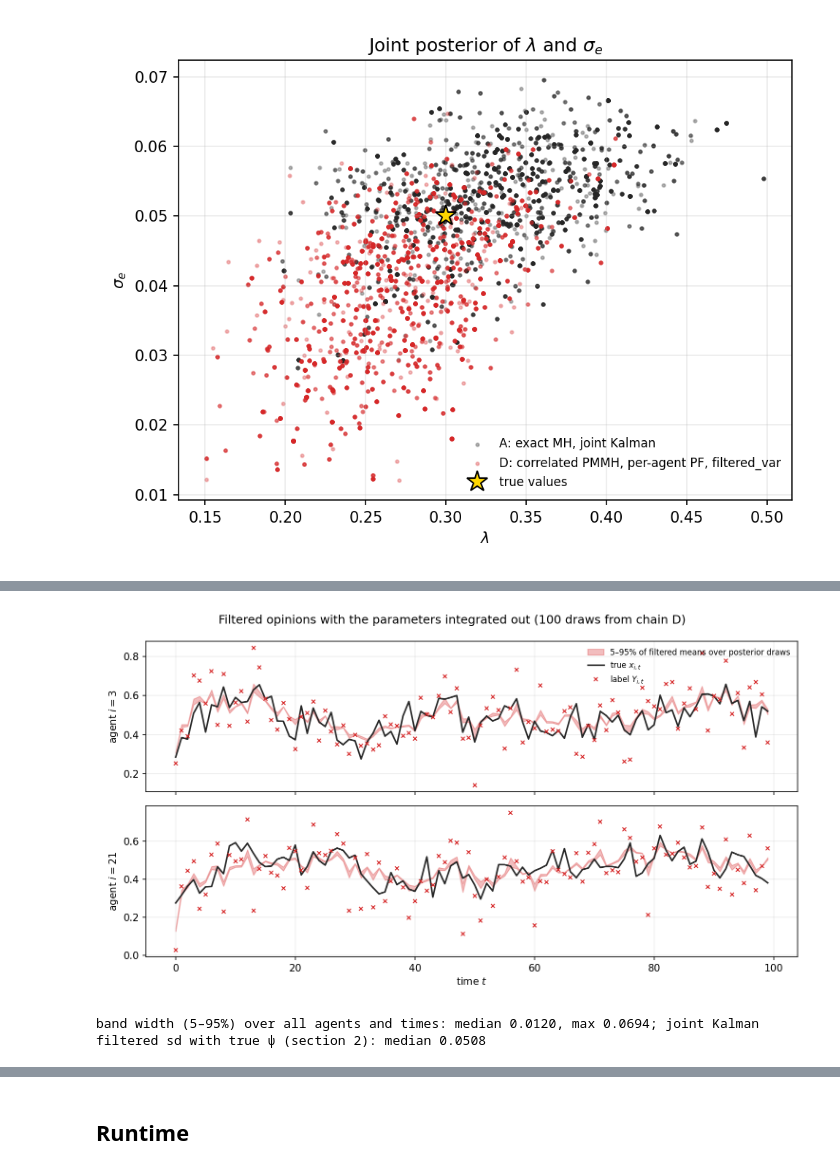
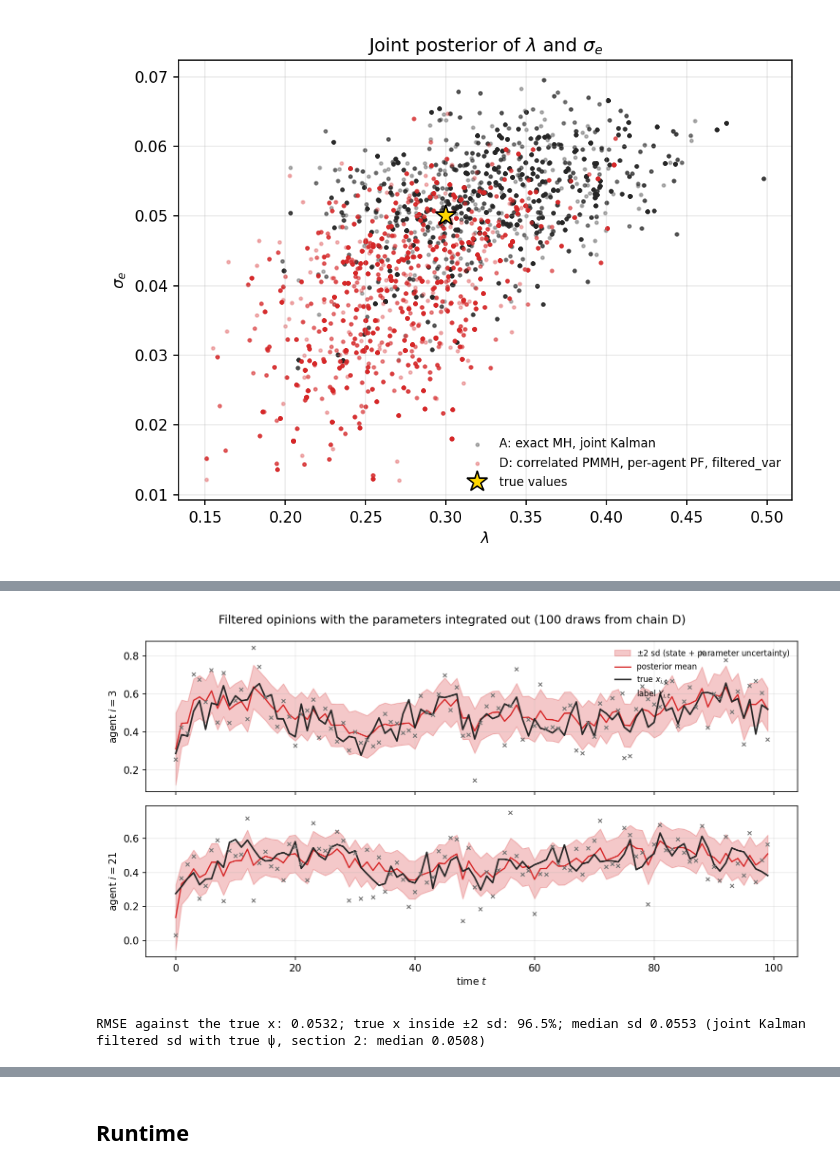
Before and after one commit to gAlmeidaFerreira/learning_od_from_data, a Jupyter notebook: notebooks/02_simulate_and_filter.ipynb, the cells around one changed output, grey strips where cells are left out. Drawn from its saved outputs; the diff is of its cells as text; code cells hidden in the pictures.

```diff
--- a/notebooks/02_simulate_and_filter.ipynb
+++ b/notebooks/02_simulate_and_filter.ipynb
@@ -28,15 +28,18 @@ from IPython.display import Image, Markdown, display
 REPO_ROOT = Path.cwd() if (Path.cwd() / "src").is_dir() else Path.cwd().parent
 sys.path.insert(0, str(REPO_ROOT))
 
-from checks.common import profile_width, self_weight_profile, with_model_params
+from checks.common import (
+    INFERENCE_CONFIG_PATH, load_base_config, per_agent_pf_loglik_function, profile_width, self_weight_profile,
+    with_model_params,
+)
 from checks.plotting import (
     ESTIMATE_STYLE, EXACT_STYLE, POINTS_STYLE, ProfileCurve, mark_true_value, plot_self_weight_profiles,
     save_figure, set_log_ticks, style_axes,
 )
 from src import inference, kalman, simulate
-from src.config import load_config
 from src.neighbour_inputs import INPUT_MODES, InputMode
-from src.particle_filter import draw_per_agent_noise, per_agent_pf_loglik, per_agent_pf_loglik_given_noise
+from src.particle_filter import per_agent_pf_loglik
+from src.states import estimate_hidden_opinions
 
 FIGURE_DIR = REPO_ROOT / "results" / "notebook02"
 FIGURE_DIR.mkdir(parents=True, exist_ok=True)
@@ -57,8 +60,8 @@ def show_table(headers, rows):
 
 
 section_start = time.perf_counter()
-config = load_config(REPO_ROOT / "configs" / "degroot_base.yaml")
-inference_config = inference.load_inference_config(REPO_ROOT / "configs" / "inference_base.yaml")
+config = load_base_config()
+inference_config = inference.load_inference_config(INFERENCE_CONFIG_PATH)
 for name, section in [("network", config.network), ("simulation", config.simulation), ("model", config.model),
                       ("priors", inference_config.priors), ("mcmc", inference_config.mcmc),
                       ("pmmh", inference_config.pmmh)]:
@@ -378,7 +381,6 @@ CHAIN_LABELS = {"A": "exact MH, joint Kalman", "B": "exact MH, per-agent Kalman,
                 "D": "correlated PMMH, per-agent PF, filtered_var"}
 CHAIN_COLORS = {"A": "0.15", "B": "C0", "D": "C3"}
 PARAMETER_SYMBOLS = {"self_weight": r"\lambda", "process_noise_sd": r"\sigma_p", "expression_noise_sd": r"\sigma_e"}
-pmmh_settings = inference_config.pmmh
 
 
 def run_chain(task):
@@ -391,10 +393,8 @@ def run_chain(task):
         loglik_fn = lambda params, noise: kalman.per_agent_kalman_loglik(labels, W, params, simulation_settings,
                                                                          input_mode="filtered_var")
     else:
-        loglik_fn = lambda params, noise: per_agent_pf_loglik_given_noise(labels, W, params, simulation_settings, noise,
-                                                                          input_mode=pmmh_settings.input_mode)
-        pseudo_marginal = {"draw_noise": lambda rng: draw_per_agent_noise(n_steps, pmmh_settings.n_particles, n_agents, rng),
-                           "rho": pmmh_settings.rho}
+        loglik_fn, draw_noise = per_agent_pf_loglik_function(config, {"y": labels, "W": W}, inference_config)
+        pseudo_marginal = {"draw_noise": draw_noise, "rho": inference_config.pmmh.rho}
     result = inference.pseudo_marginal_mh(loglik_fn, inference.to_unconstrained(true_params), true_params,
                                           inference_config.priors, mcmc_settings, np.random.default_rng(seed_sequence),
                                           **pseudo_marginal)
@@ -470,27 +477,36 @@ For 100 posterior draws $\psi^{(k)}$ from chain D (evenly spaced after burn-in),
 # %%
 draw_indices = np.linspace(mcmc_settings.burn_in, mcmc_settings.n_iterations - 1, 100).astype(int)
-filtered_means_by_draw = np.array([
-    kalman.per_agent_kalman_loglik(labels, W, inference.from_unconstrained(chains["D"]["theta"][index], true_params),
-                                   simulation_settings, return_filtered=True, input_mode="filtered_var")[1]["filtered_mean"]
-    for index in draw_indices
-])
-band_low, band_high = np.quantile(filtered_means_by_draw, [0.05, 0.95], axis=0)
+posterior_draws = [inference.from_unconstrained(chains["D"]["theta"][index], true_params) for index in draw_indices]
+
+
+def per_agent_kalman_filtered(params):
+    """Filtered means and variances of the per-agent Kalman filter (filtered_var inputs) at params."""
+    return kalman.per_agent_kalman_loglik(labels, W, params, simulation_settings, return_filtered=True,
+                                          input_mode="filtered_var")[1]
+
+
+opinion_estimate, opinion_var = estimate_hidden_opinions(posterior_draws, per_agent_kalman_filtered)
+opinion_sd = np.sqrt(opinion_var)
 
 fig, axes = plt.subplots(2, 1, figsize=(10, 5.5), sharex=True)
 for ax, agent in zip(axes, SHOWN_AGENTS[:2]):
-    ax.fill_between(time_steps, band_low[:, agent], band_high[:, agent], color="C3", alpha=0.3,
-                    label=r"5–95% of filtered means over posterior draws")
+    ax.fill_between(time_steps, opinion_estimate[:, agent] - 2 * opinion_sd[:, agent],
+                    opinion_estimate[:, agent] + 2 * opinion_sd[:, agent], color="C3", alpha=0.25,
+                    label=r"$\pm 2$ sd (state + parameter uncertainty)")
+    ax.plot(time_steps, opinion_estimate[:, agent], color="C3", linewidth=1.3, label="posterior mean")
     ax.plot(time_steps, opinions[:, agent], color="0.15", linewidth=1.6, label=r"true $x_{i,t}$")
-    ax.plot(time_steps, labels[:, agent], color="C3", linestyle="none", marker="x", markersize=4, label=r"label $Y_{i,t}$")
+    ax.plot(time_steps, labels[:, agent], color="0.45", linestyle="none", marker="x", markersize=4, label=r"label $Y_{i,t}$")
     style_axes(ax, r"time $t$" if agent == SHOWN_AGENTS[1] else "", rf"agent $i = {agent}$",
                legend=agent == SHOWN_AGENTS[0], legend_location="upper right", legend_fontsize=8)
 fig.suptitle(r"Filtered opinions with the parameters integrated out (100 draws from chain D)")
 show_figure(fig, "opinions_with_parameter_uncertainty.png")
-band_width = band_high - band_low
-print(f"band width (5–95%) over all agents and times: median {np.median(band_width):.4f}, max {band_width.max():.4f}; "
-      f"joint Kalman filtered sd with true ψ (section 2): median {np.median(np.sqrt(joint_var)):.4f}")
+rmse = np.sqrt(np.mean((opinion_estimate - opinions) ** 2))
+inside_band = np.mean(np.abs(opinions - opinion_estimate) <= 2 * opinion_sd)
+print(f"RMSE against the true x: {rmse:.4f}; true x inside ±2 sd: {inside_band:.1%}; "
+      f"median sd {np.median(opinion_sd):.4f} (joint Kalman filtered sd with true ψ, section 2: "
+      f"median {np.median(np.sqrt(joint_var)):.4f})")
 section_runtimes["5. Posterior inference"] = time.perf_counter() - section_start
 # %% [output]
-[figure, old version]
+[figure, new version]
-band width (5–95%) over all agents and times: median 0.0120, max 0.0694; joint Kalman filtered sd with true ψ (section 2): median 0.0508
+RMSE against the true x: 0.0532; true x inside ±2 sd: 96.5%; median sd 0.0553 (joint Kalman filtered sd with true ψ, section 2: median 0.0508)
 # %% [markdown]
```
Also changed, not shown: parts of 4 cells of this notebook, 7 other files.
